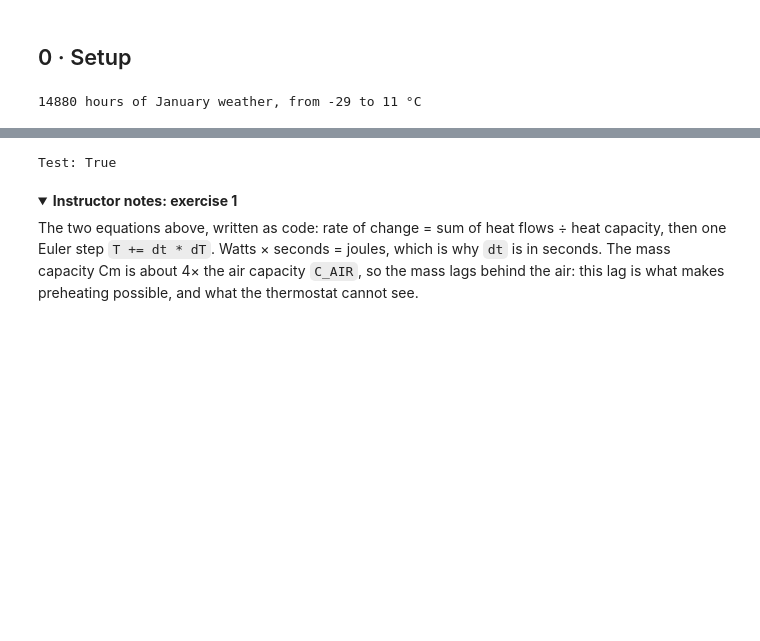
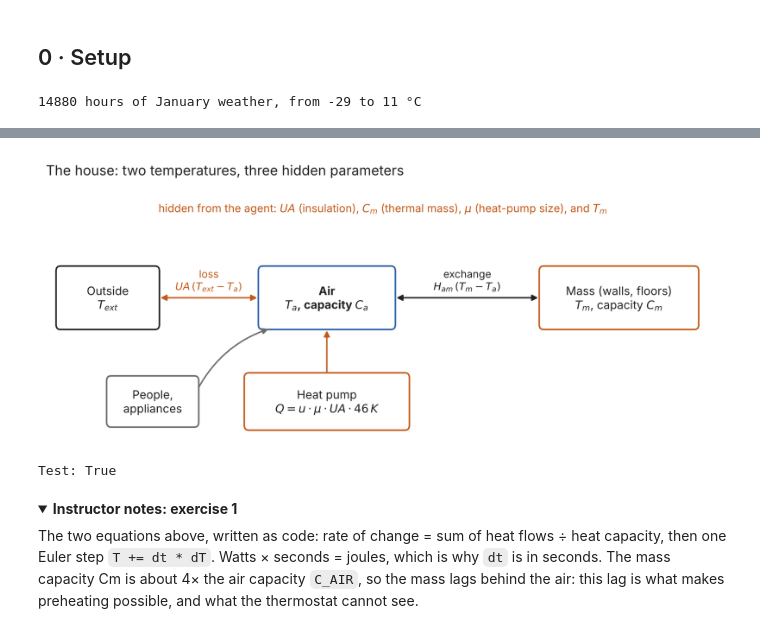
Before and after one commit to paabL/rl-hvac-lab, a Jupyter notebook: en/rl_lab_prototype_en_executed.ipynb, the cells around one changed output, grey strips where cells are left out. Cells and saved outputs as stored; diff of their text form; code cells hidden in the pictures; folded sections open; blank space fills up the shorter version.

```diff
--- a/en/rl_lab_prototype_en_executed.ipynb
+++ b/en/rl_lab_prototype_en_executed.ipynb
@@ -92,3 +132,7 @@ Three parameters $\xi$ change from house to house, and the agent never sees them
+# %%
+house_diagram("en"); plt.show()
+# %% [output]
+[figure, added]
 # %%
 # EXERCISE 1/5 · One hour of the two-temperature model (Euler method, 6 substeps of 10 min)
 def my_thermal_step(Ta, Tm, u, t_ext, xi, substeps=6):
```
Also changed, not shown: parts of 32 cells of this notebook, 10 other files.
